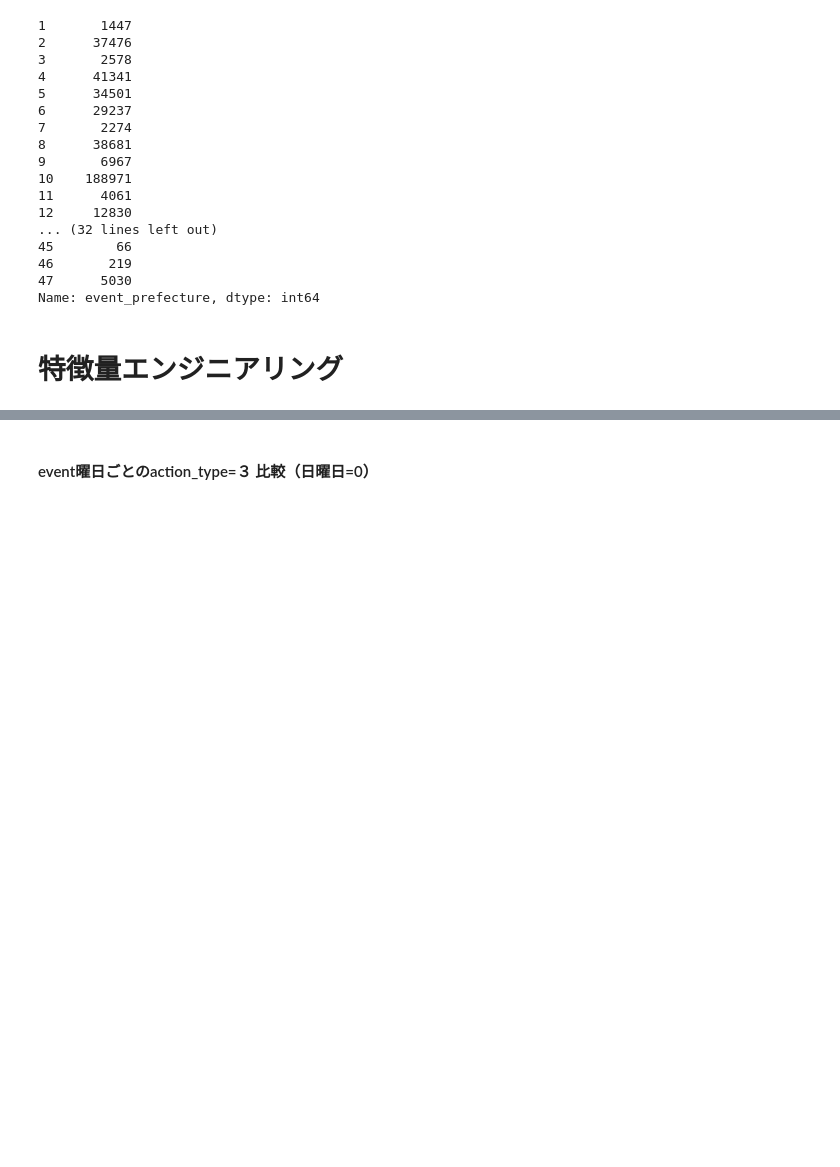
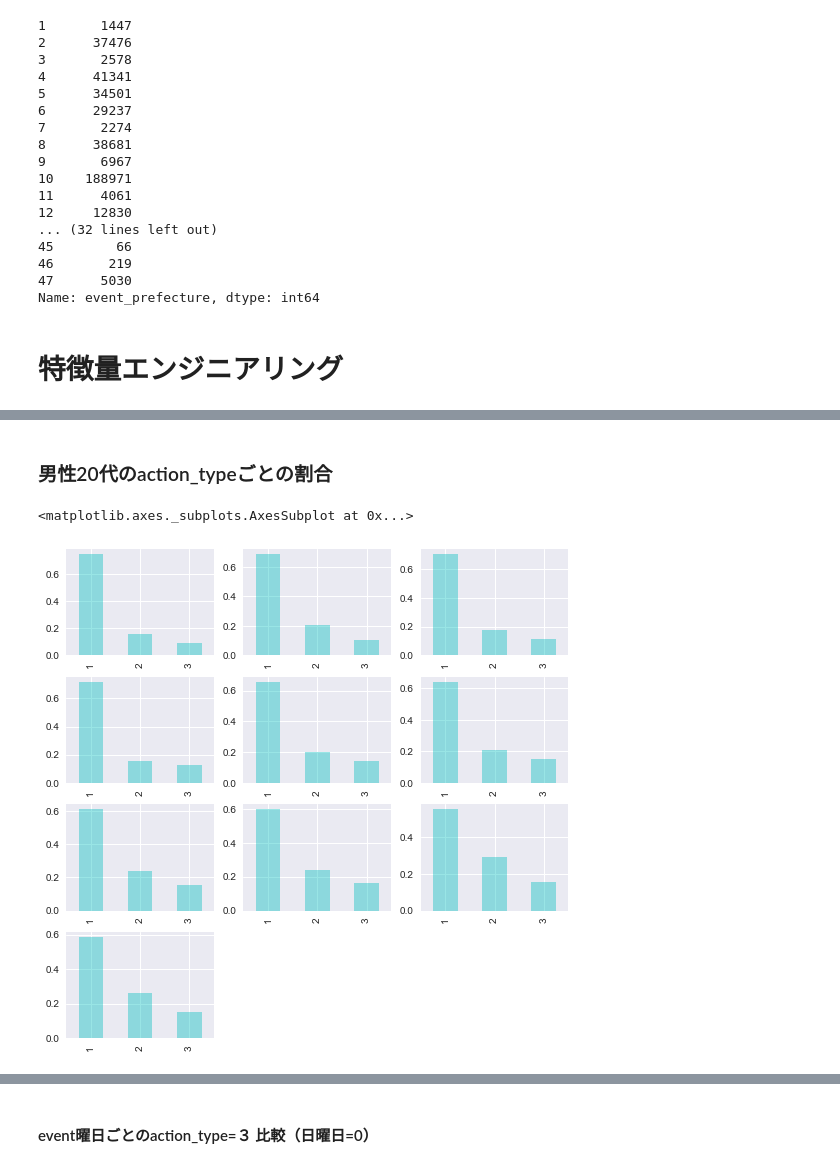
Before and after one commit to OhkaMLsemi/Machi_Kon, a Jupyter notebook: engineering.ipynb, the cells around one changed output, grey strips where cells are left out. Drawn from its saved outputs; the diff is of its cells as text; code cells hidden in the pictures; blank space fills up the shorter version.

```diff
--- a/engineering.ipynb
+++ b/engineering.ipynb
@@ -589,0 +311,3 @@ plt.legend(["male","female","all"]) # 凡例を表示
+# %%
+data_M = data[data["gender"]==0]
+data_F = data[data["gender"]==1]
@@ -589,0 +466,46 @@ plt.legend(["male","female","all"]) # 凡例を表示
+# %% [markdown]
+### 男性20代のaction_typeごとの割合
+# %%
+fig = plt.figure(figsize=(9,9)) # figureオブジェクト作成
+plt.subplot(4,3,1)
+count_age20 = data_M20["action_type"].value_counts(dropna=False, normalize=True).sort_index()
+count_age20.plot(kind = "bar",color="c", alpha=.4)
+
+plt.subplot(4,3,2)
+count_age21 = data_M21["action_type"].value_counts(dropna=False, normalize=True).sort_index()
+count_age21.plot(kind = "bar",color="c", alpha=.4)
+
+plt.subplot(4,3,3)
+count_age22 = data_M22["action_type"].value_counts(dropna=False, normalize=True).sort_index()
+count_age22.plot(kind = "bar",color="c", alpha=.4)
+
+plt.subplot(4,3,4)
+count_age23 = data_M23["action_type"].value_counts(dropna=False, normalize=True).sort_index()
+count_age23.plot(kind = "bar",color="c", alpha=.4)
+
+plt.subplot(4,3,5)
+count_age24 = data_M24["action_type"].value_counts(dropna=False, normalize=True).sort_index()
+count_age24.plot(kind = "bar",color="c", alpha=.4)
+
+plt.subplot(4,3,6)
+count_age25 = data_M25["action_type"].value_counts(dropna=False, normalize=True).sort_index()
+count_age25.plot(kind = "bar",color="c", alpha=.4)
+
+plt.subplot(4,3,7)
+count_age26 = data_M26["action_type"].value_counts(dropna=False, normalize=True).sort_index()
+count_age26.plot(kind = "bar",color="c", alpha=.4)
+
+plt.subplot(4,3,8)
+count_age27 = data_M27["action_type"].value_counts(dropna=False, normalize=True).sort_index()
+count_age27.plot(kind = "bar",color="c", alpha=.4)
+
+plt.subplot(4,3,9)
+count_age28 = data_M28["action_type"].value_counts(dropna=False, normalize=True).sort_index()
+count_age28.plot(kind = "bar",color="c", alpha=.4)
+
+plt.subplot(4,3,10)
+count_age29 = data_M29["action_type"].value_counts(dropna=False, normalize=True).sort_index()
+count_age29.plot(kind = "bar",color="c", alpha=.4)
+# %% [output]
+<matplotlib.axes._subplots.AxesSubplot at 0x...>
+[figure, added]
```
Also changed, not shown: parts of 107 cells of this notebook.
